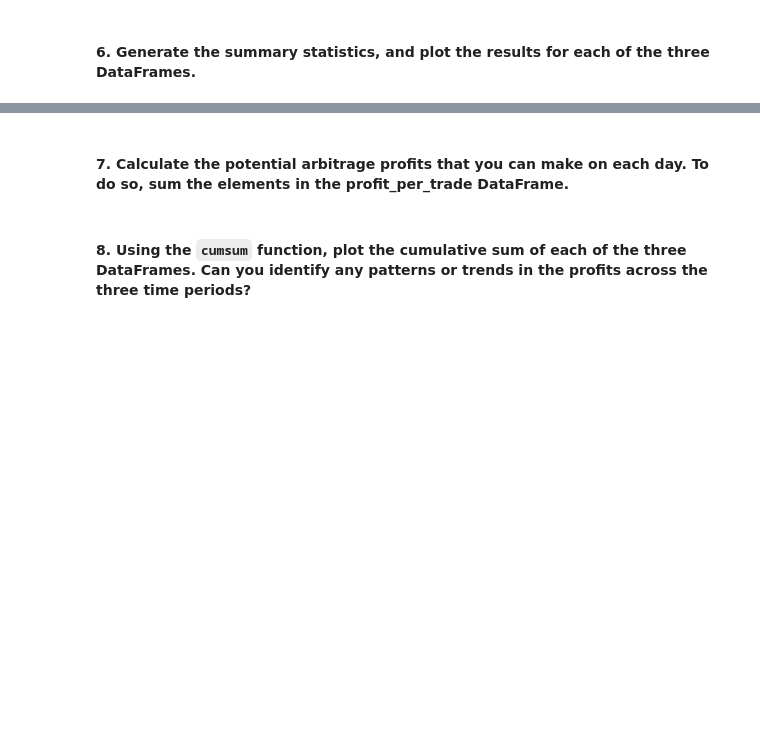
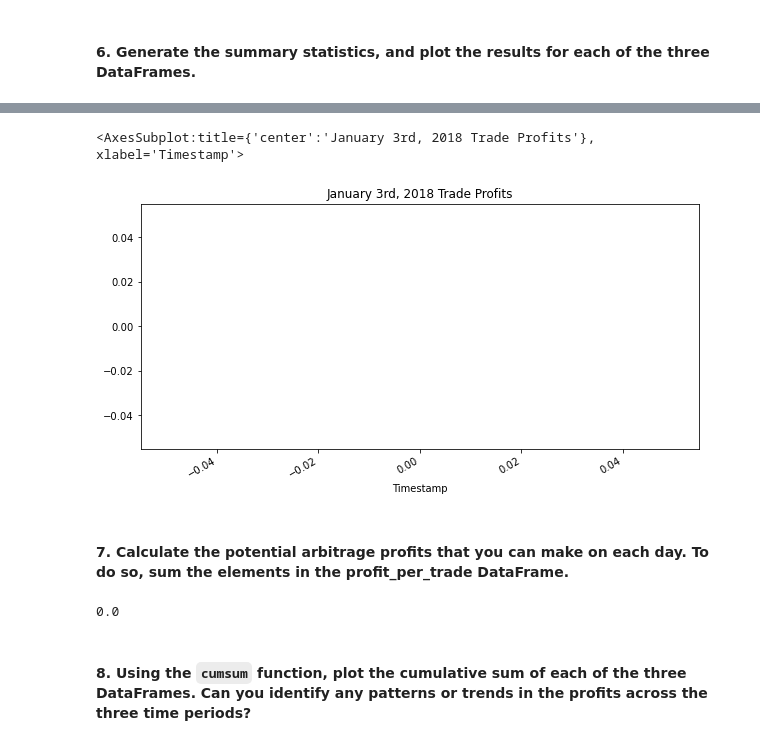
Before and after one commit to LucasBucks/Module_3_Challenge, a Jupyter notebook: Module_3CF/crypto_arbitrage.ipynb, the cells around one changed output, grey strips where cells are left out. Drawn from its saved outputs; the diff is of its cells as text; code cells hidden in the pictures; blank space fills up the shorter version.

```diff
--- a/Module_3CF/crypto_arbitrage.ipynb
+++ b/Module_3CF/crypto_arbitrage.ipynb
@@ -606,10 +614,20 @@ Name: Close, dtype: float64
 # %%
 # For the date early in the dataset, calculate the potential profit per trade in dollars
 # Multiply the profitable trades by the cost of the Bitcoin that was purchased
-profit_early = # YOUR CODE HERE
-
+profit_early = profitable_trades_early * bitstamp['Close'].loc['2018-01-03']
+profit_middle = profitable_trades_middle * bitstamp['Close'].loc['2018-01-14']
+profit_late = profitable_trades_late * bitstamp['Close'].loc['2018-01-27']
 # Drop any missing values from the profit DataFrame
-profit_per_trade_early = # YOUR CODE HERE
+profit_per_trade_early = profit_early.dropna()
+profit_per_trade_middle = profit_middle.dropna()
+profit_per_trade_late = profit_late.dropna()
 
 # View the early profit DataFrame
-# YOUR CODE HERE
+display('Profit per trade early Data Frame')
+display(profit_per_trade_early)
+display("")
+display('Profit per trade middle Data Frame')
+display(profit_per_trade_middle)
+display("")
+display('Profit per trade late Data Frame')
+display(profit_per_trade_late)
@@ -618,3 +706,6 @@ profit_per_trade_early = # YOUR CODE HERE
 # %%
-# Generate the summary statistics for the early profit per trade DataFrame
-# YOUR CODE HERE
+# Plot the results for the early profit per trade DataFrame
+profit_per_trade_early.plot(figsize=(10,5), title='January 3rd, 2018 Trade Profits')
+# %% [output]
+<AxesSubplot:title={'center':'January 3rd, 2018 Trade Profits'}, xlabel='Timestamp'>
+[figure, added]
@@ -625,7 +713,11 @@ profit_per_trade_early = # YOUR CODE HERE
 #### 7. Calculate the potential arbitrage profits that you can make on each day. To do so, sum the elements in the profit_per_trade DataFrame.
 # %%
 # Calculate the sum of the potential profits for the early profit per trade DataFrame
-# YOUR CODE HERE
+early_trades_profit_sum = profit_per_trade_early.sum()
+
+early_trades_profit_sum
+# %% [output]
+0.0
 # %% [markdown]
 #### 8. Using the `cumsum` function, plot the cumulative sum of each of the three DataFrames. Can you identify any patterns or trends in the profits across the three time periods?
 # %%
```
Also changed, not shown: parts of 11 cells of this notebook, 1 other file.
